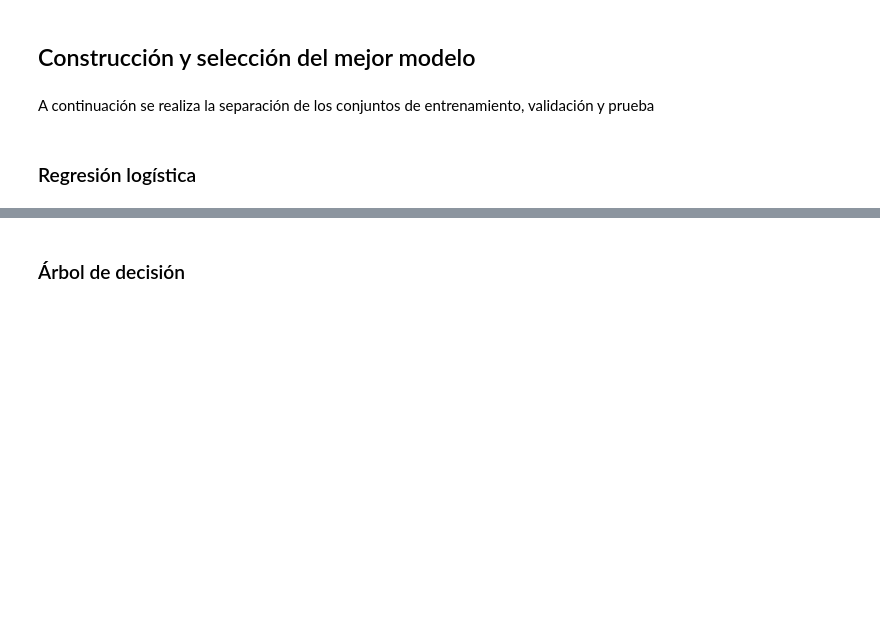
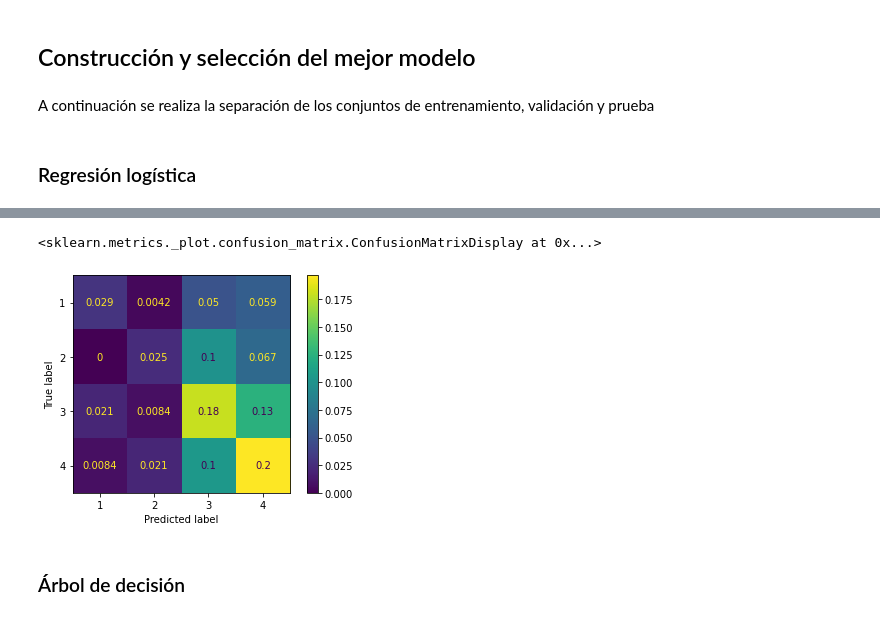
Before and after one commit to MaldonadoVihlai/taller_cda, a Jupyter notebook: taller3/taller3.ipynb, the cells around one changed output, grey strips where cells are left out. Saved outputs shown, nothing was run; the diff lists cells and outputs as text; code cells hidden in the pictures; blank space fills up the shorter version.

```diff
--- a/taller3/taller3.ipynb
+++ b/taller3/taller3.ipynb
@@ -1180,0 +1268,3 @@ X_train, X_val, Y_train, y_val= train_test_split(X_train, Y_train, test_size = 0
+# %%
+pred_yVal_mm=grid_lr.predict(X_val_minmax)
+print(classification_report(y_val_minmax, pred_yVal_mm))
@@ -1181,2 +1282,7 @@ X_train, X_val, Y_train, y_val= train_test_split(X_train, Y_train, test_size = 0
+# %%
+ConfusionMatrixDisplay.from_predictions(y_val_minmax.astype(int), pred_yVal_mm, normalize = 'all')
+# %% [output]
+<sklearn.metrics._plot.confusion_matrix.ConfusionMatrixDisplay at 0x...>
+[figure, added]
 # %% [markdown]
 ### Árbol de decisión
```
Also changed, not shown: parts of 18 cells of this notebook.
